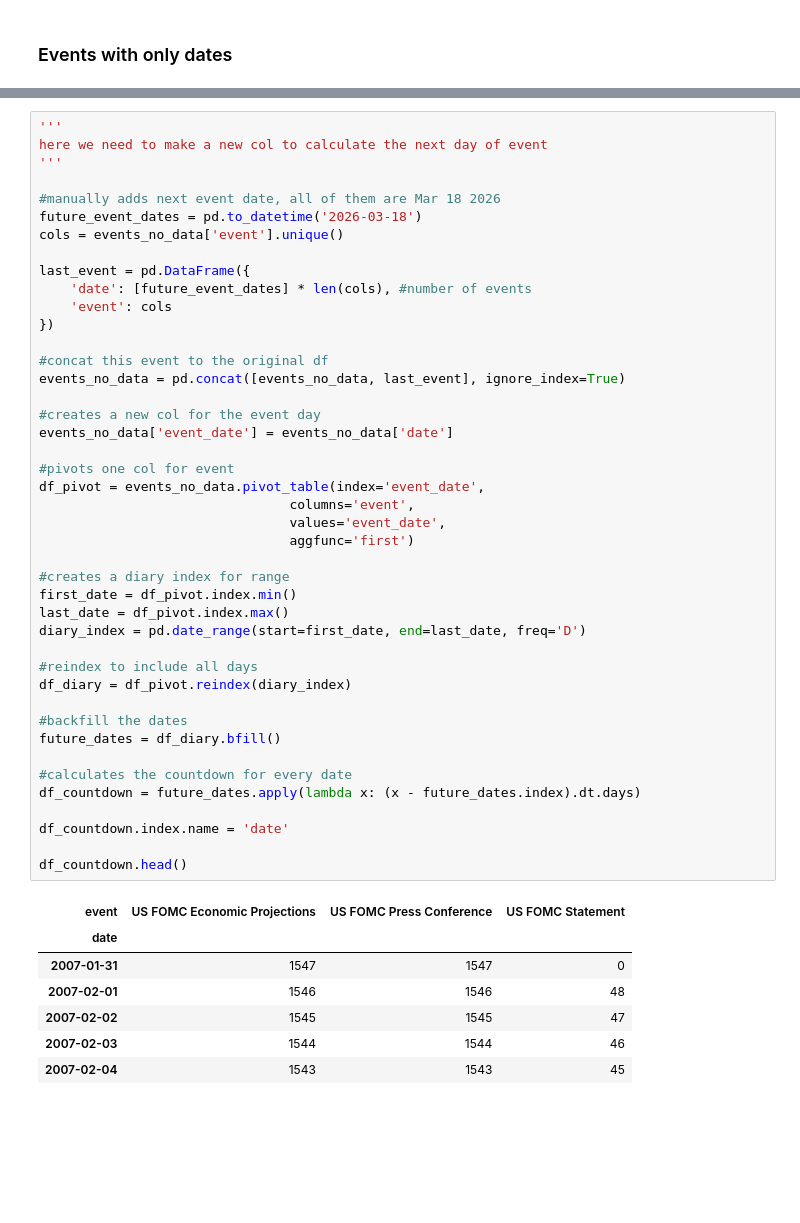
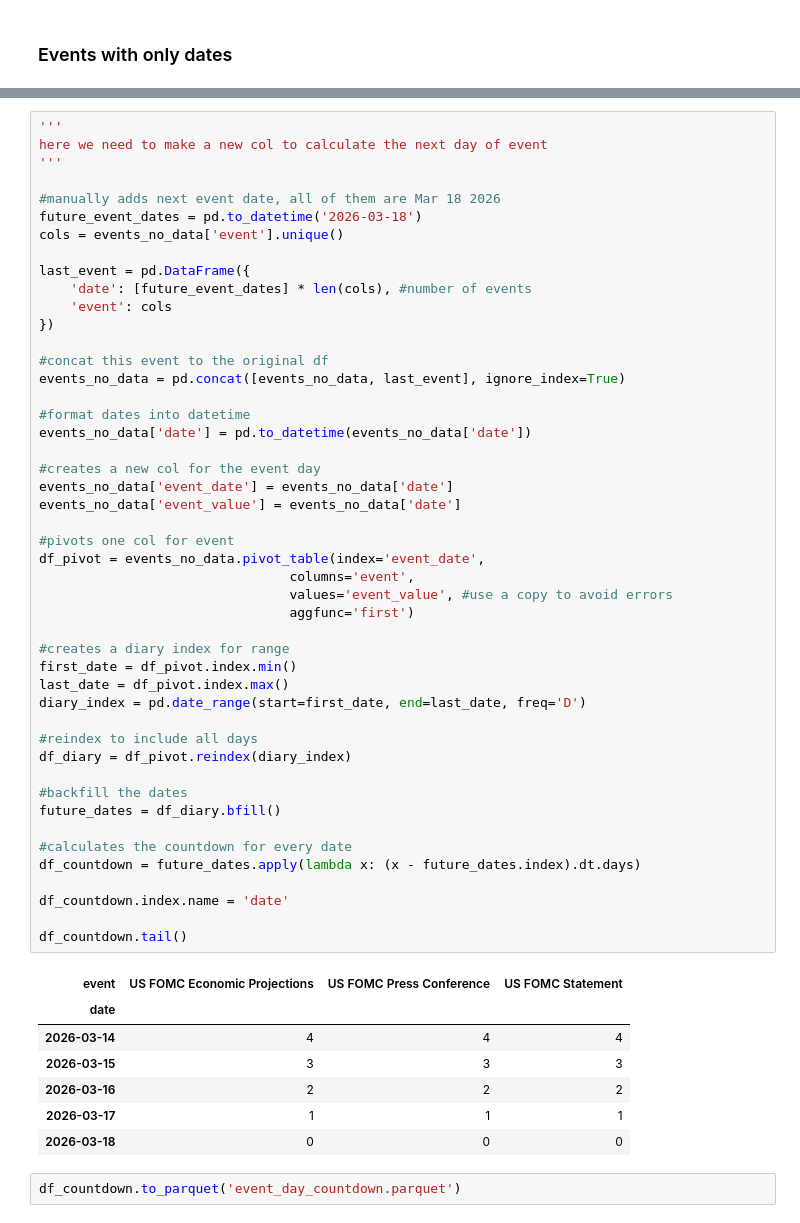
Before and after one commit to iagorivadulla/Market-Regime-ML-Meta-Labeling-System, a Jupyter notebook: data/interim/testing.ipynb, the cells around one changed output, grey strips where cells are left out. Drawn from its saved outputs; the diff is of its cells as text; blank space fills up the shorter version.

Commit message:
event_day_countdown.parquet

```diff
--- a/data/interim/testing.ipynb
+++ b/data/interim/testing.ipynb
@@ -300,37 +300,43 @@ last_event = pd.DataFrame({
 #concat this event to the original df
 events_no_data = pd.concat([events_no_data, last_event], ignore_index=True)
 
+#format dates into datetime
+events_no_data['date'] = pd.to_datetime(events_no_data['date'])
+
 #creates a new col for the event day
 events_no_data['event_date'] = events_no_data['date']
+events_no_data['event_value'] = events_no_data['date']
 
 #pivots one col for event
 df_pivot = events_no_data.pivot_table(index='event_date',
                                 columns='event',
-                                values='event_date',
+                                values='event_value', #use a copy to avoid errors
                                 aggfunc='first')
 
 #creates a diary index for range
 first_date = df_pivot.index.min()
 last_date = df_pivot.index.max()
 diary_index = pd.date_range(start=first_date, end=last_date, freq='D')
 
 #reindex to include all days
 df_diary = df_pivot.reindex(diary_index)
 
 #backfill the dates
 future_dates = df_diary.bfill()
 
 #calculates the countdown for every date
 df_countdown = future_dates.apply(lambda x: (x - future_dates.index).dt.days)
 
 df_countdown.index.name = 'date'
 
-df_countdown.head()
+df_countdown.tail()
 # %% [output]
 | event | US FOMC Economic Projections | US FOMC Press Conference | US FOMC Statement |
 | date |  |  |  |
-| 2007-01-31 | 1547 | 1547 | 0 |
-| 2007-02-01 | 1546 | 1546 | 48 |
-| 2007-02-02 | 1545 | 1545 | 47 |
-| 2007-02-03 | 1544 | 1544 | 46 |
-| 2007-02-04 | 1543 | 1543 | 45 |
+| 2026-03-14 | 4 | 4 | 4 |
+| 2026-03-15 | 3 | 3 | 3 |
+| 2026-03-16 | 2 | 2 | 2 |
+| 2026-03-17 | 1 | 1 | 1 |
+| 2026-03-18 | 0 | 0 | 0 |
+# %%
+df_countdown.to_parquet('event_day_countdown.parquet')
```
Also changed, not shown: parts of 10 cells of this notebook, 2 other files.
